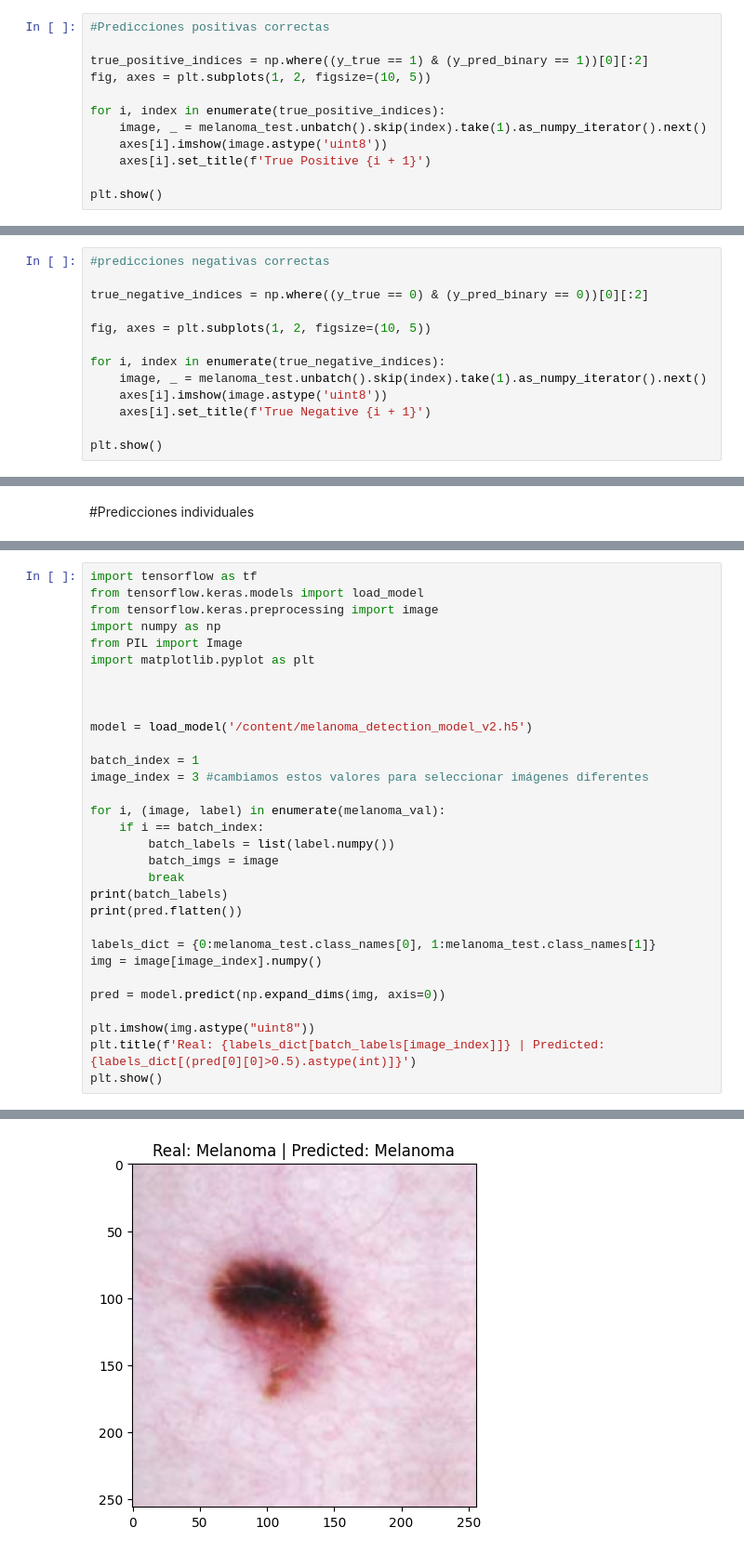
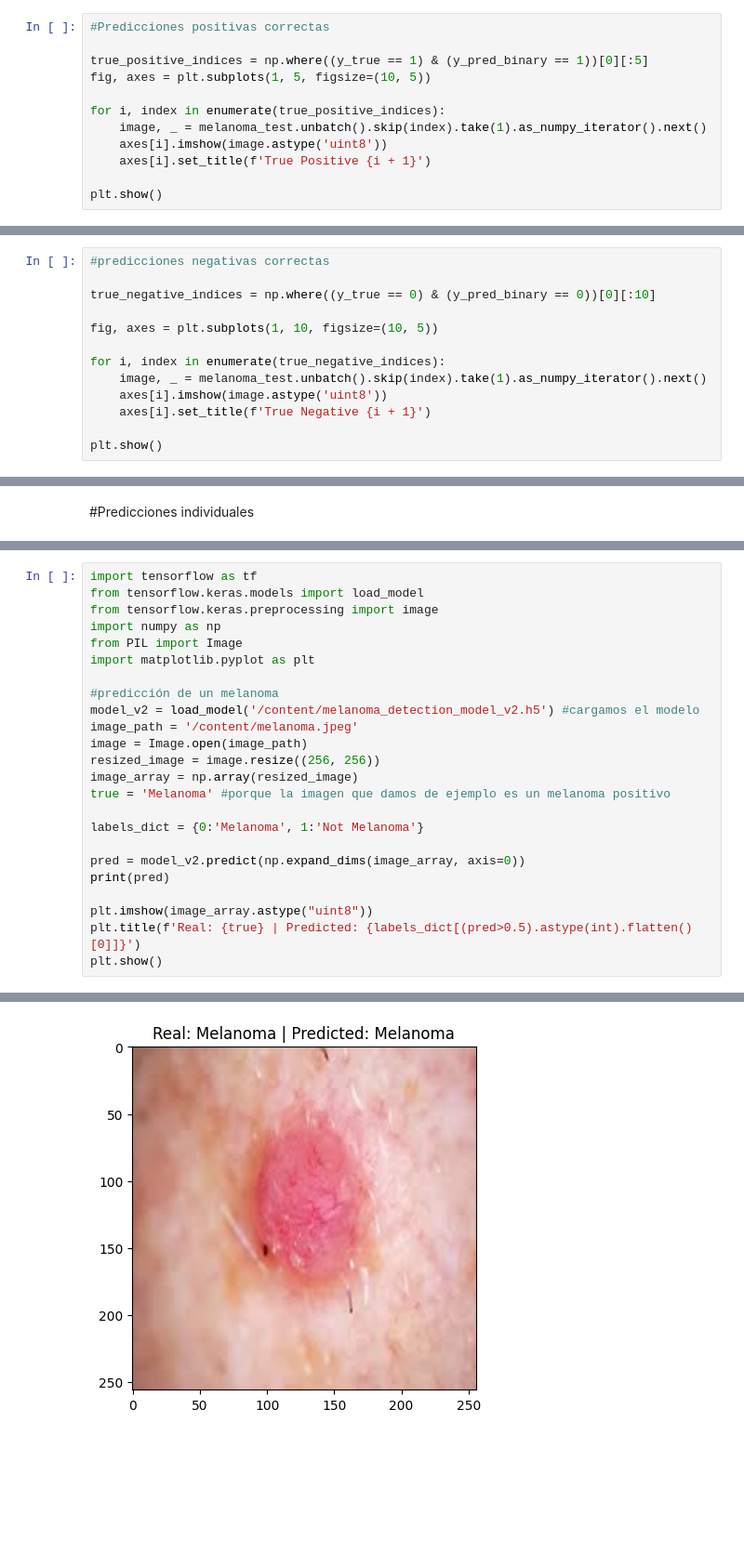
Before and after one commit to jmibarrap/M2-Portafolio_de_implementaci-n, a Jupyter notebook: a01706970_CNN_M2.ipynb, the cells around one changed output, grey strips where cells are left out. Shown at 93% size. Drawn from its saved outputs; the diff is of its cells as text; blank space fills up the shorter version.

```diff
--- a/a01706970_CNN_M2.ipynb
+++ b/a01706970_CNN_M2.ipynb
@@ -517,8 +517,8 @@ Podemos observar algunas de las predicciones:
 # %%
 #Predicciones positivas correctas
 
-true_positive_indices = np.where((y_true == 1) & (y_pred_binary == 1))[0][:2]
-fig, axes = plt.subplots(1, 2, figsize=(10, 5))
+true_positive_indices = np.where((y_true == 1) & (y_pred_binary == 1))[0][:5]
+fig, axes = plt.subplots(1, 5, figsize=(10, 5))
 
 for i, index in enumerate(true_positive_indices):
     image, _ = melanoma_test.unbatch().skip(index).take(1).as_numpy_iterator().next()
@@ -531,9 +531,9 @@ plt.show()
 # %%
 #predicciones negativas correctas
 
-true_negative_indices = np.where((y_true == 0) & (y_pred_binary == 0))[0][:2]
+true_negative_indices = np.where((y_true == 0) & (y_pred_binary == 0))[0][:10]
 
-fig, axes = plt.subplots(1, 2, figsize=(10, 5))
+fig, axes = plt.subplots(1, 10, figsize=(10, 5))
 
 for i, index in enumerate(true_negative_indices):
     image, _ = melanoma_test.unbatch().skip(index).take(1).as_numpy_iterator().next()
@@ -562,27 +564,20 @@ import numpy as np
 from PIL import Image
 import matplotlib.pyplot as plt
 
+#predicción de un melanoma
+model_v2 = load_model('/content/melanoma_detection_model_v2.h5') #cargamos el modelo
+image_path = '/content/melanoma.jpeg'
+image = Image.open(image_path)
+resized_image = image.resize((256, 256))
+image_array = np.array(resized_image)
+true = 'Melanoma' #porque la imagen que damos de ejemplo es un melanoma positivo
 
+labels_dict = {0:'Melanoma', 1:'Not Melanoma'}
 
-model = load_model('/content/melanoma_detection_model_v2.h5')
+pred = model_v2.predict(np.expand_dims(image_array, axis=0))
+print(pred)
 
-batch_index = 1
-image_index = 3 #cambiamos estos valores para seleccionar imágenes diferentes
-
-for i, (image, label) in enumerate(melanoma_val):
-    if i == batch_index:
-        batch_labels = list(label.numpy())
-        batch_imgs = image
-        break
-print(batch_labels)
-print(pred.flatten())
-
-labels_dict = {0:melanoma_test.class_names[0], 1:melanoma_test.class_names[1]}
-img = image[image_index].numpy()
-
-pred = model.predict(np.expand_dims(img, axis=0))
-
-plt.imshow(img.astype("uint8"))
-plt.title(f'Real: {labels_dict[batch_labels[image_index]]} | Predicted: {labels_dict[(pred[0][0]>0.5).astype(int)]}')
+plt.imshow(image_array.astype("uint8"))
+plt.title(f'Real: {true} | Predicted: {labels_dict[(pred>0.5).astype(int).flatten()[0]]}')
 plt.show()
 # %% [output]
@@ -592 +586 @@ plt.show()
-[figure, old version]
+[figure, new version]
```
Also changed, not shown: parts of 6 cells of this notebook, 2 other files.
